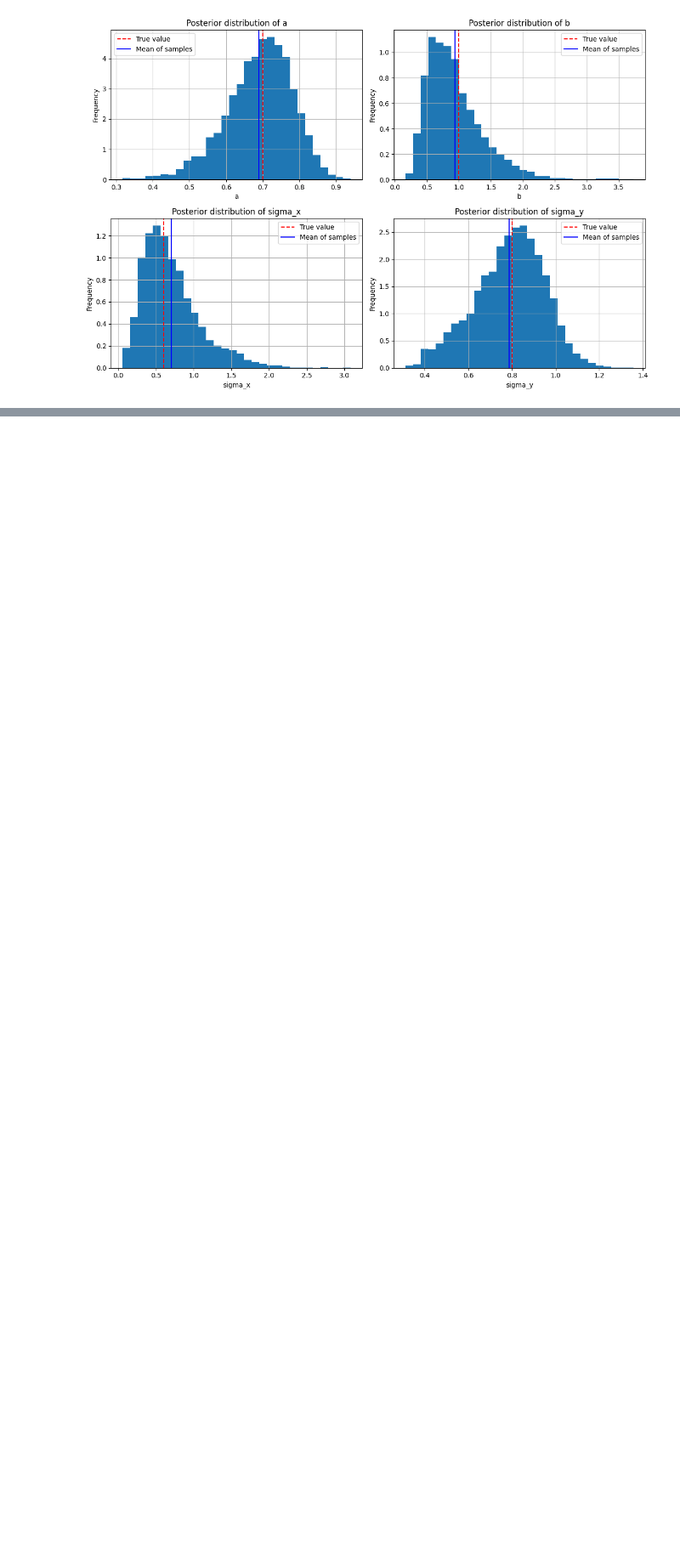
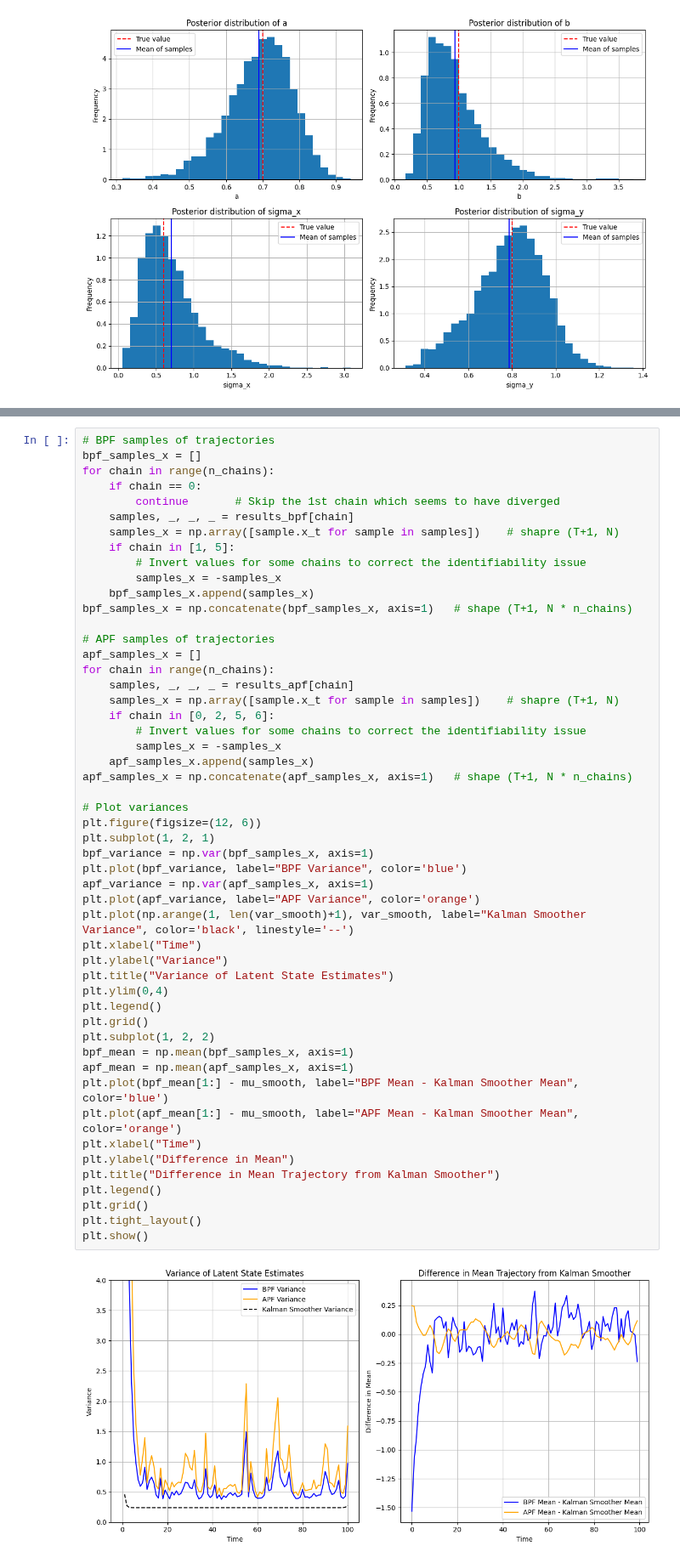
Before and after one commit to vitolev/mssv-smc, a Jupyter notebook: notebooks/06_PMMH.ipynb, the cells around one changed output, grey strips where cells are left out. Shown at 85% size. Drawn from its saved outputs; the diff is of its cells as text; blank space fills up the shorter version.

```diff
--- a/notebooks/06_PMMH.ipynb
+++ b/notebooks/06_PMMH.ipynb
@@ -461,0 +537,53 @@ plt.show()
+# %%
+# BPF samples of trajectories
+bpf_samples_x = []
+for chain in range(n_chains):
+    if chain == 0:
+        continue       # Skip the 1st chain which seems to have diverged
+    samples, _, _, _ = results_bpf[chain]
+    samples_x = np.array([sample.x_t for sample in samples])    # shapre (T+1, N)
+    if chain in [1, 5]:
+        # Invert values for some chains to correct the identifiability issue
+        samples_x = -samples_x
+    bpf_samples_x.append(samples_x)
+bpf_samples_x = np.concatenate(bpf_samples_x, axis=1)   # shape (T+1, N * n_chains)
+
+# APF samples of trajectories
+apf_samples_x = []
+for chain in range(n_chains):
+    samples, _, _, _ = results_apf[chain]
+    samples_x = np.array([sample.x_t for sample in samples])    # shapre (T+1, N)
+    if chain in [0, 2, 5, 6]:
+        # Invert values for some chains to correct the identifiability issue
+        samples_x = -samples_x
+    apf_samples_x.append(samples_x)
+apf_samples_x = np.concatenate(apf_samples_x, axis=1)   # shape (T+1, N * n_chains)
+
+# Plot variances
+plt.figure(figsize=(12, 6))
+plt.subplot(1, 2, 1)
+bpf_variance = np.var(bpf_samples_x, axis=1)
+plt.plot(bpf_variance, label="BPF Variance", color='blue')
+apf_variance = np.var(apf_samples_x, axis=1)
+plt.plot(apf_variance, label="APF Variance", color='orange')
+plt.plot(np.arange(1, len(var_smooth)+1), var_smooth, label="Kalman Smoother Variance", color='black', linestyle='--')
+plt.xlabel("Time")
+plt.ylabel("Variance")
+plt.title("Variance of Latent State Estimates")
+plt.ylim(0,4)
+plt.legend()
+plt.grid()
+plt.subplot(1, 2, 2)
+bpf_mean = np.mean(bpf_samples_x, axis=1)
+apf_mean = np.mean(apf_samples_x, axis=1)
+plt.plot(bpf_mean[1:] - mu_smooth, label="BPF Mean - Kalman Smoother Mean", color='blue')
+plt.plot(apf_mean[1:] - mu_smooth, label="APF Mean - Kalman Smoother Mean", color='orange')
+plt.xlabel("Time")
+plt.ylabel("Difference in Mean")
+plt.title("Difference in Mean Trajectory from Kalman Smoother")
+plt.legend()
+plt.grid()
+plt.tight_layout()
+plt.show()
+# %% [output]
+[figure, added]
```
Also changed, not shown: parts of 25 cells of this notebook, 13 other files.
